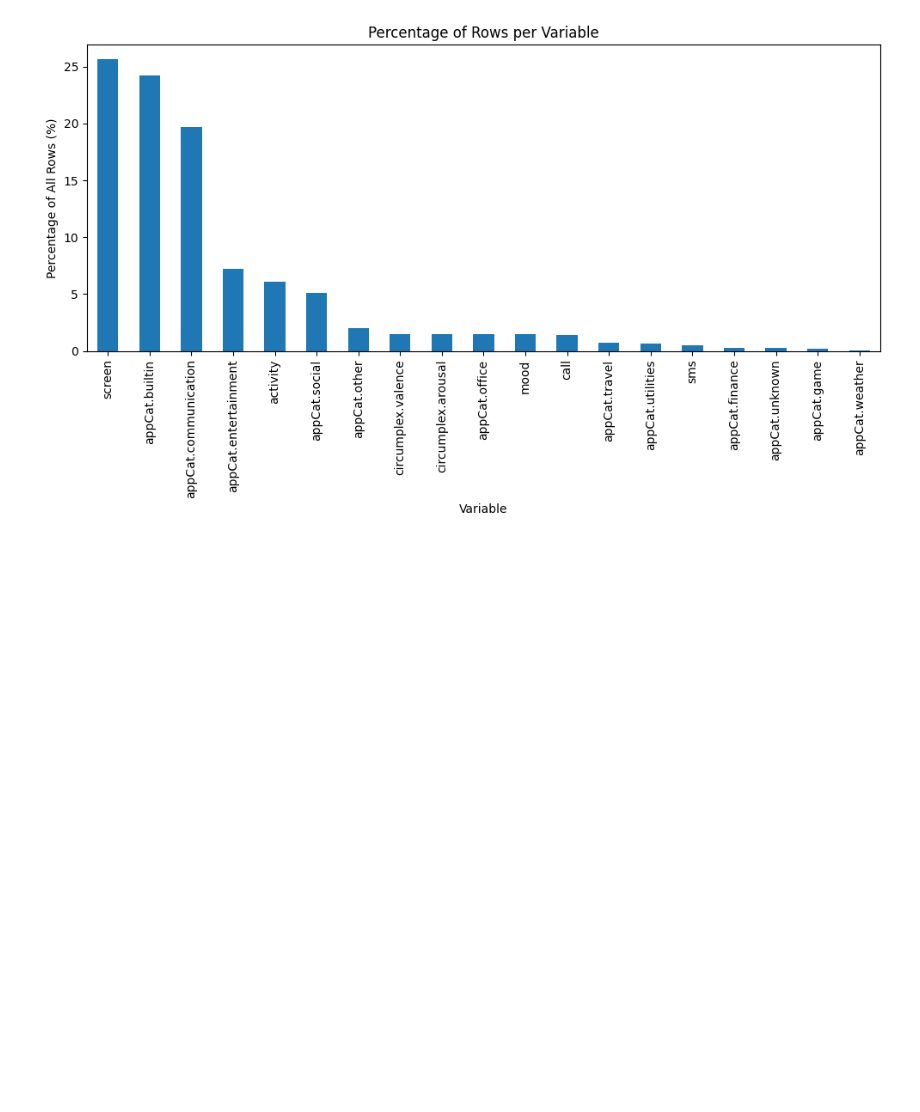
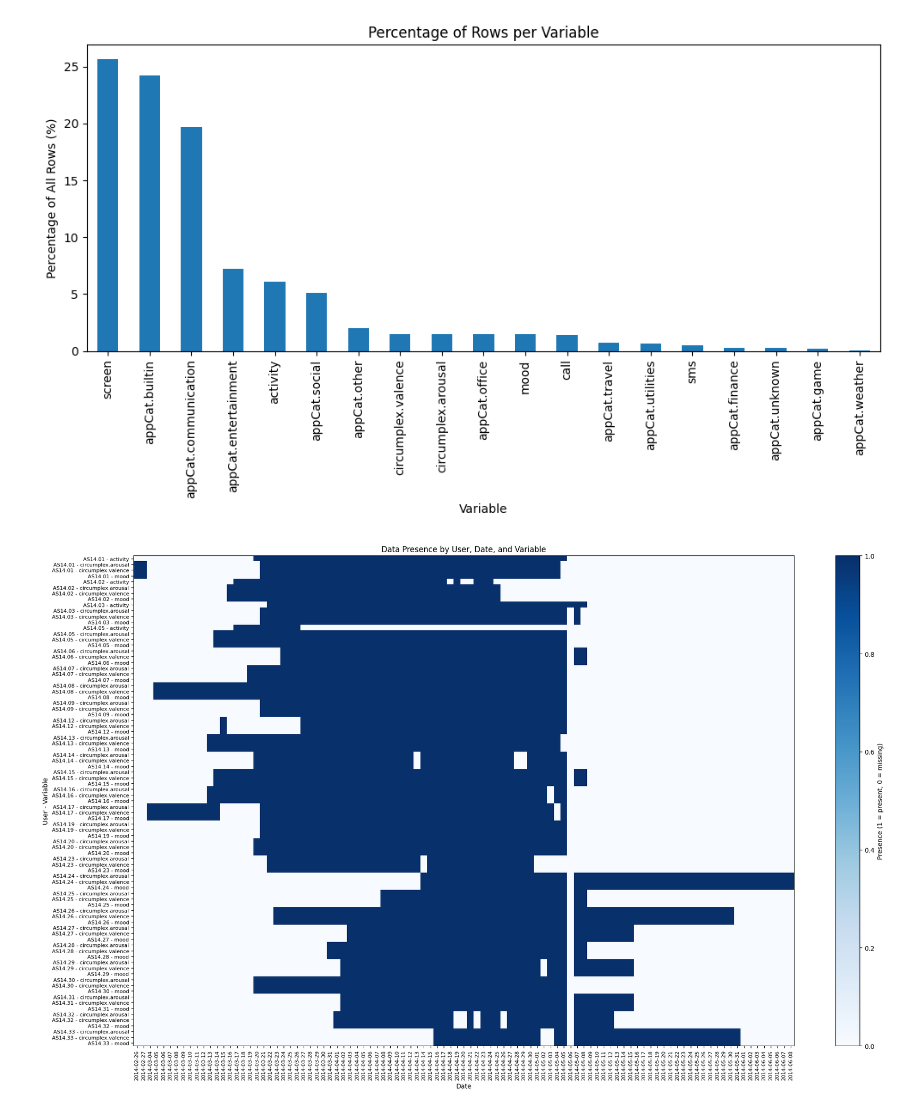
Before and after one commit to kuuroooo/data-mining, a Jupyter notebook: exploration.ipynb, the cells around one changed output. Saved outputs shown, nothing was run; the diff lists cells and outputs as text; code cells hidden in the pictures; blank space fills up the shorter version.

```diff
--- a/exploration.ipynb
+++ b/exploration.ipynb
@@ -642,3 +478,57 @@ plt.tight_layout()
 plt.show()
 # %% [output]
 [figure]
+# %%
+import pandas as pd
+import matplotlib.pyplot as plt
+
+# -------------------------------------------------------
+# 1) Load Dataset
+# -------------------------------------------------------
+df = pd.read_csv('cleaned_long_format.csv')  # Adjust path if needed
+
+# -------------------------------------------------------
+# 2) Convert 'time' to datetime and extract date
+# -------------------------------------------------------
+df['time'] = pd.to_datetime(df['time'], errors='coerce')
+df['date'] = df['time'].dt.date  # date as Python date object (YYYY-MM-DD)
+
+# -------------------------------------------------------
+# 3) (Optional) Standardize variable names (remove extra spaces)
+# -------------------------------------------------------
+df['variable'] = df['variable'].str.strip()
+
+# -------------------------------------------------------
+# 4) Create the Presence Matrix
+# -------------------------------------------------------
+# Group by user (id), variable, and date; count how many records exist
+# Then unstack the date so that each column is a date.
+presence = df.groupby(['id', 'variable', 'date']).size().unstack(fill_value=0)
+
+# Convert counts to binary (1 if there is any entry, 0 if none)
+presence_binary = (presence > 0).astype(int)
+
+# -------------------------------------------------------
+# 5) Create Row Labels as "User - Variable"
+# -------------------------------------------------------
+row_labels = [f"{user} - {var}" for user, var in presence_binary.index]
+
+# -------------------------------------------------------
+# 6) Plot the Heatmap
+# -------------------------------------------------------
+plt.figure(figsize=(20, 12))
+plt.imshow(presence_binary.values, aspect='auto', interpolation='nearest', cmap='Blues')
+plt.colorbar(label='Presence (1 = present, 0 = missing)')
+
+# Set y-axis ticks with custom labels for each user-variable pair.
+plt.yticks(range(len(row_labels)), row_labels, fontsize=8)
+# Set x-axis ticks as the date (using the columns of the pivot table)
+plt.xticks(range(len(presence_binary.columns)), presence_binary.columns, rotation=90, fontsize=8)
+
+plt.xlabel('Date')
+plt.ylabel('User - Variable')
+plt.title('Data Presence by User, Date, and Variable')
+plt.tight_layout()
+plt.show()
+# %% [output]
+[figure, added]
```
Also changed, not shown: parts of 18 cells of this notebook.
